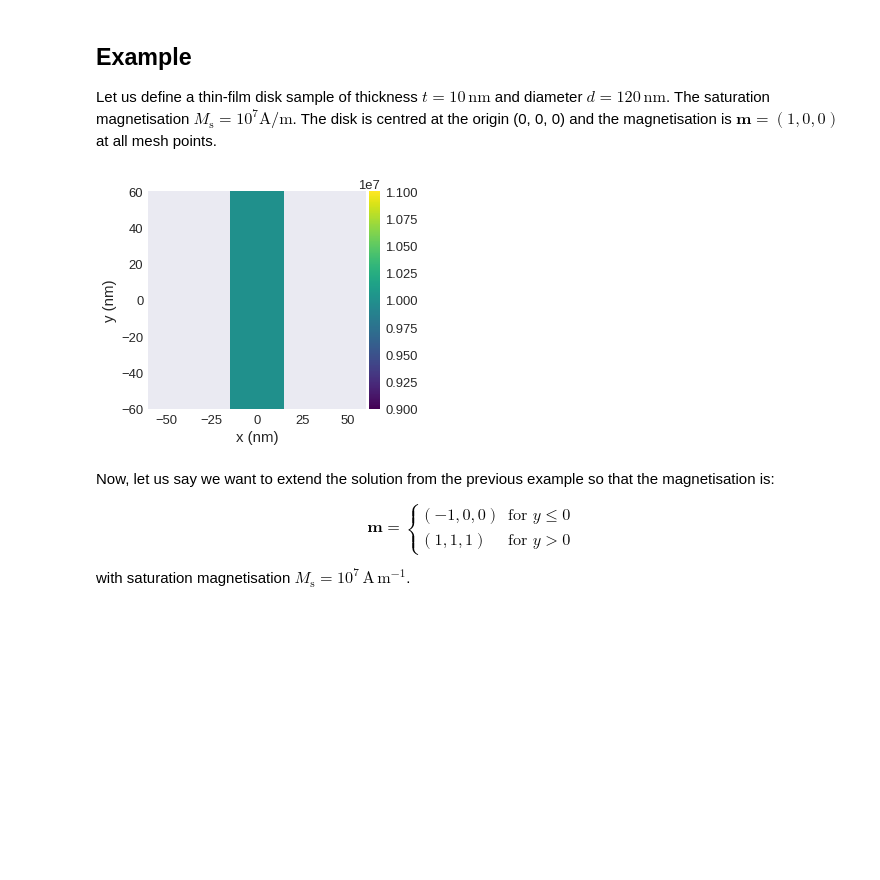
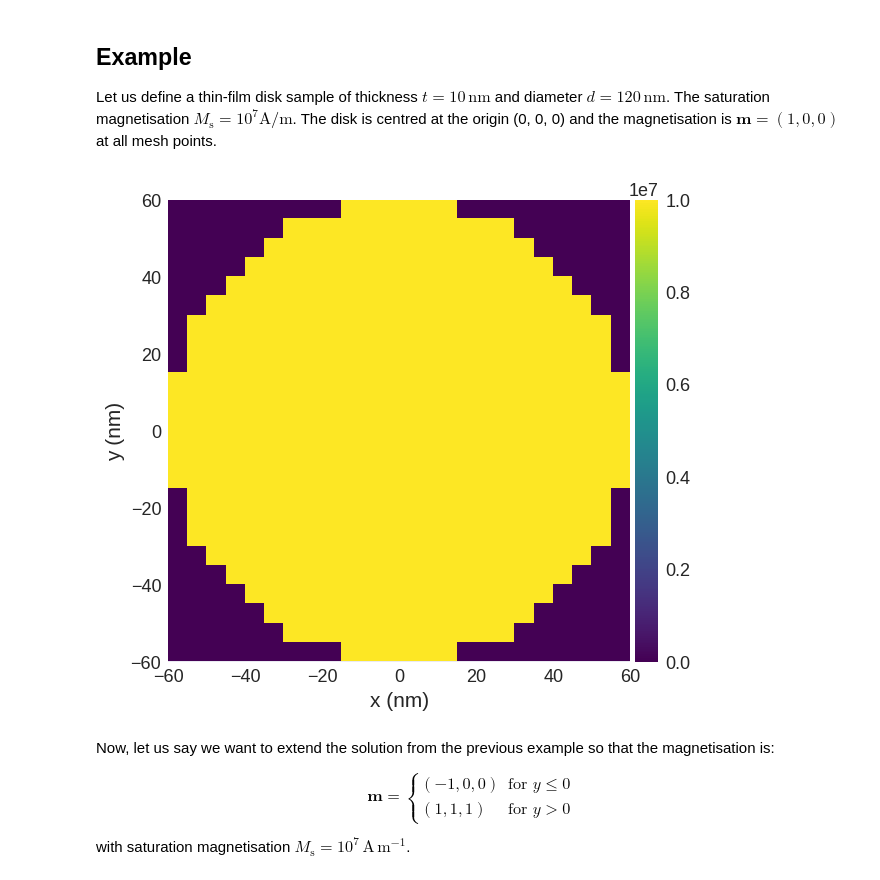
Before and after one commit to ubermag/tutorials, a Jupyter notebook: getting-started/magnetisation-field.ipynb, the cells around one changed output. Cells and saved outputs as stored; diff of their text form; code cells hidden in the pictures; blank space fills up the shorter version.

```diff
--- a/getting-started/magnetisation-field.ipynb
+++ b/getting-started/magnetisation-field.ipynb
@@ -185,24 +185,24 @@ Let us define a thin-film disk sample of thickness $t = 10 \,\text{nm}$ and diam
 # %%
 t = 10e-9  # thickness (m)
 d = 120e-9  # diameter (m)
 cell = (5e-9, 5e-9, 5e-9)  # discretisation cell size (m)
 Ms = 1e7  # saturation magnetisation (A/m)
 
 region = df.Region(p1=(-d/2, -d/2, -t/2), p2=(d/2, d/2, t/2))
 mesh = df.Mesh(region=region, cell=cell)
 
 def Ms_value(point):
     x, y, z = point
     if (x**2 + y**2)**0.5 < d/2:
         return Ms
     else:
         return 0
 
-m = df.Field(mesh, dim=3, value=(1, 0, 0), norm=Ms_value)
+m = df.Field(mesh, nvdim=3, value=(1, 0, 0), norm=Ms_value)
 
-m.norm.plane('z').mpl()
+m.norm.sel('z').mpl()
 # %% [output]
-[figure, old version]
+[figure, new version]
 # %% [markdown]
 Now, let us say we want to extend the solution from the previous example so that the magnetisation is:
 
```
Also changed, not shown: parts of 13 cells of this notebook.
